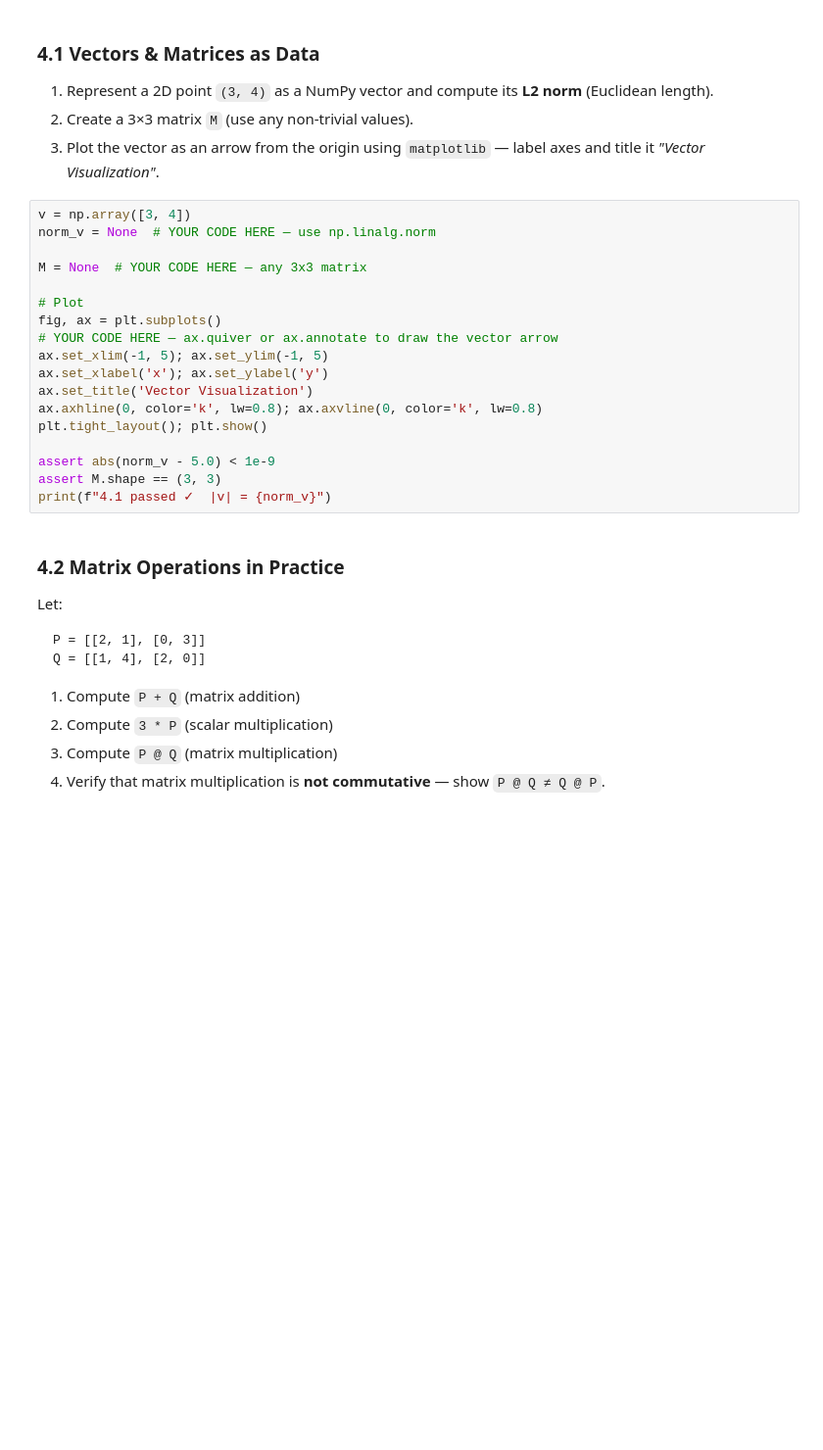
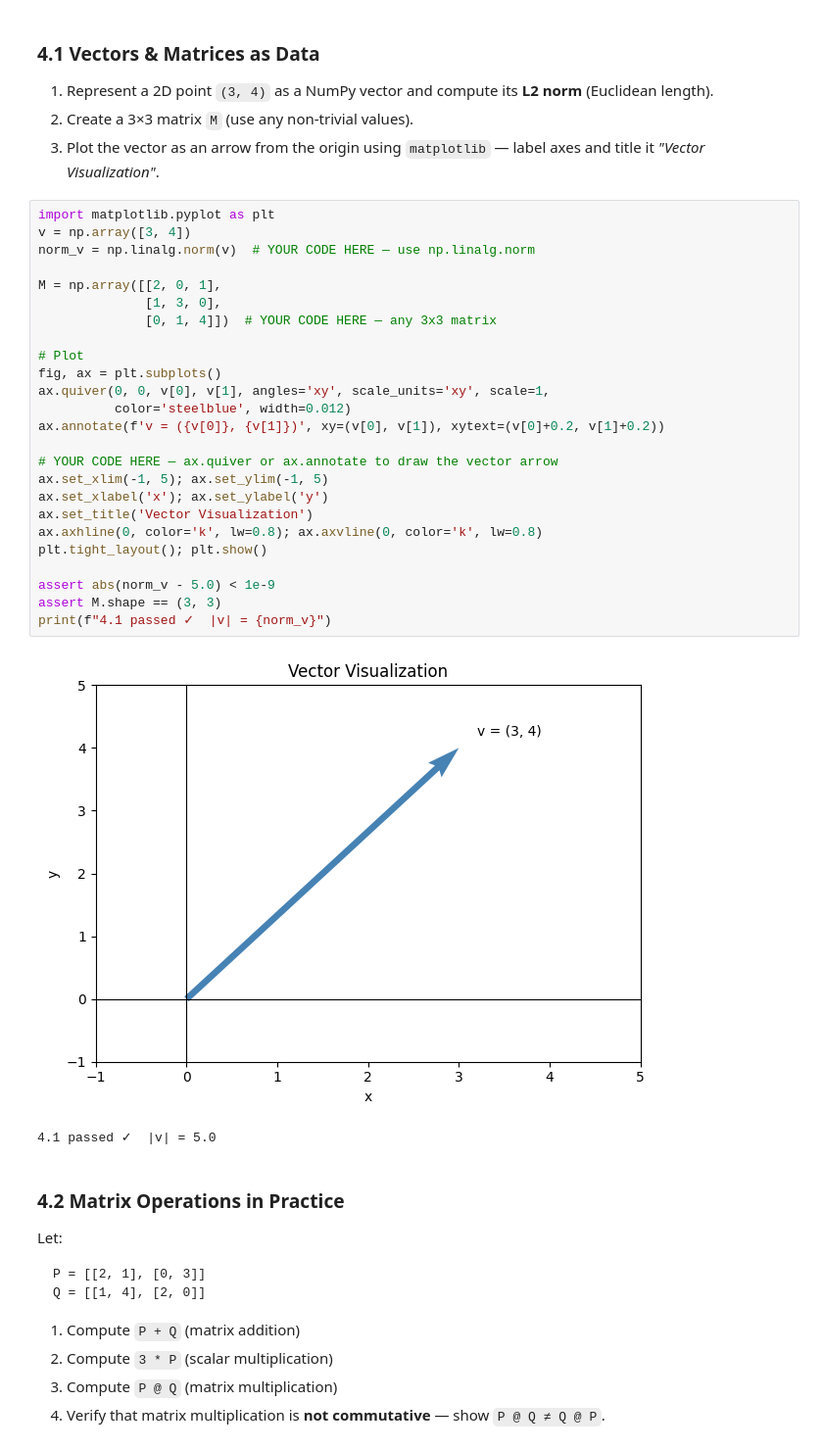
Before and after one commit to prasadsarvesh/Celebal_Assignments, a Jupyter notebook: week1_assignment.ipynb, the cells around one changed output. Shown at 98% size. Cells and saved outputs as stored; diff of their text form; blank space fills up the shorter version.

```diff
--- a/week1_assignment.ipynb
+++ b/week1_assignment.ipynb
@@ -397,23 +397,33 @@ dtype: int64
 2. Create a 3×3 matrix `M` (use any non-trivial values).
 3. Plot the vector as an arrow from the origin using `matplotlib` — label axes and title it *"Vector Visualization"*.
 # %%
+import matplotlib.pyplot as plt
 v = np.array([3, 4])
-norm_v = None  # YOUR CODE HERE — use np.linalg.norm
+norm_v = np.linalg.norm(v)  # YOUR CODE HERE — use np.linalg.norm
 
-M = None  # YOUR CODE HERE — any 3x3 matrix
+M = np.array([[2, 0, 1],
+              [1, 3, 0],
+              [0, 1, 4]])  # YOUR CODE HERE — any 3x3 matrix
 
 # Plot
 fig, ax = plt.subplots()
+ax.quiver(0, 0, v[0], v[1], angles='xy', scale_units='xy', scale=1,
+          color='steelblue', width=0.012)
+ax.annotate(f'v = ({v[0]}, {v[1]})', xy=(v[0], v[1]), xytext=(v[0]+0.2, v[1]+0.2))
+
 # YOUR CODE HERE — ax.quiver or ax.annotate to draw the vector arrow
 ax.set_xlim(-1, 5); ax.set_ylim(-1, 5)
 ax.set_xlabel('x'); ax.set_ylabel('y')
 ax.set_title('Vector Visualization')
 ax.axhline(0, color='k', lw=0.8); ax.axvline(0, color='k', lw=0.8)
 plt.tight_layout(); plt.show()
 
 assert abs(norm_v - 5.0) < 1e-9
 assert M.shape == (3, 3)
 print(f"4.1 passed ✓  |v| = {norm_v}")
+# %% [output]
+[figure, added]
+4.1 passed ✓  |v| = 5.0
 # %% [markdown]
 ### 4.2 Matrix Operations in Practice
 
```
Also changed, not shown: parts of 15 cells of this notebook.
